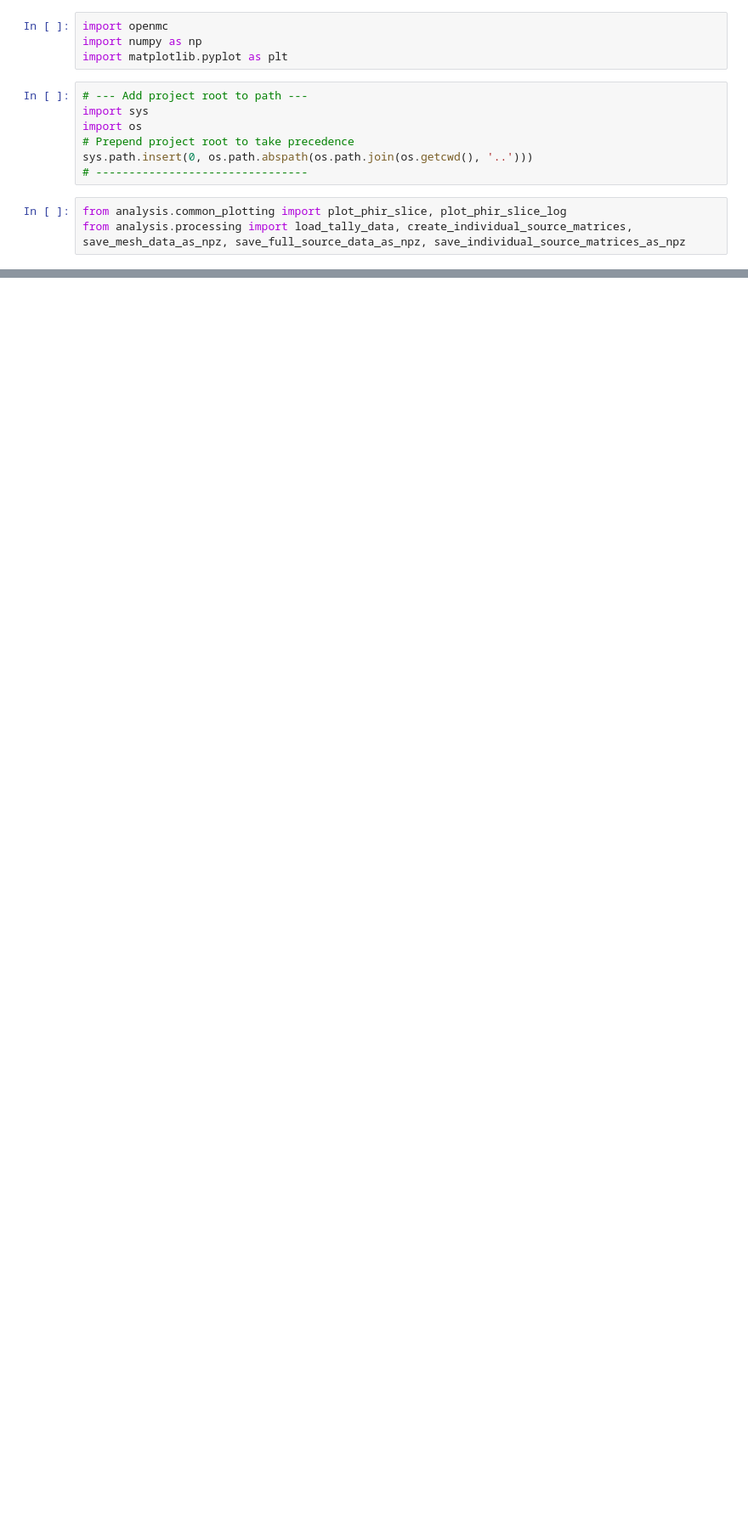
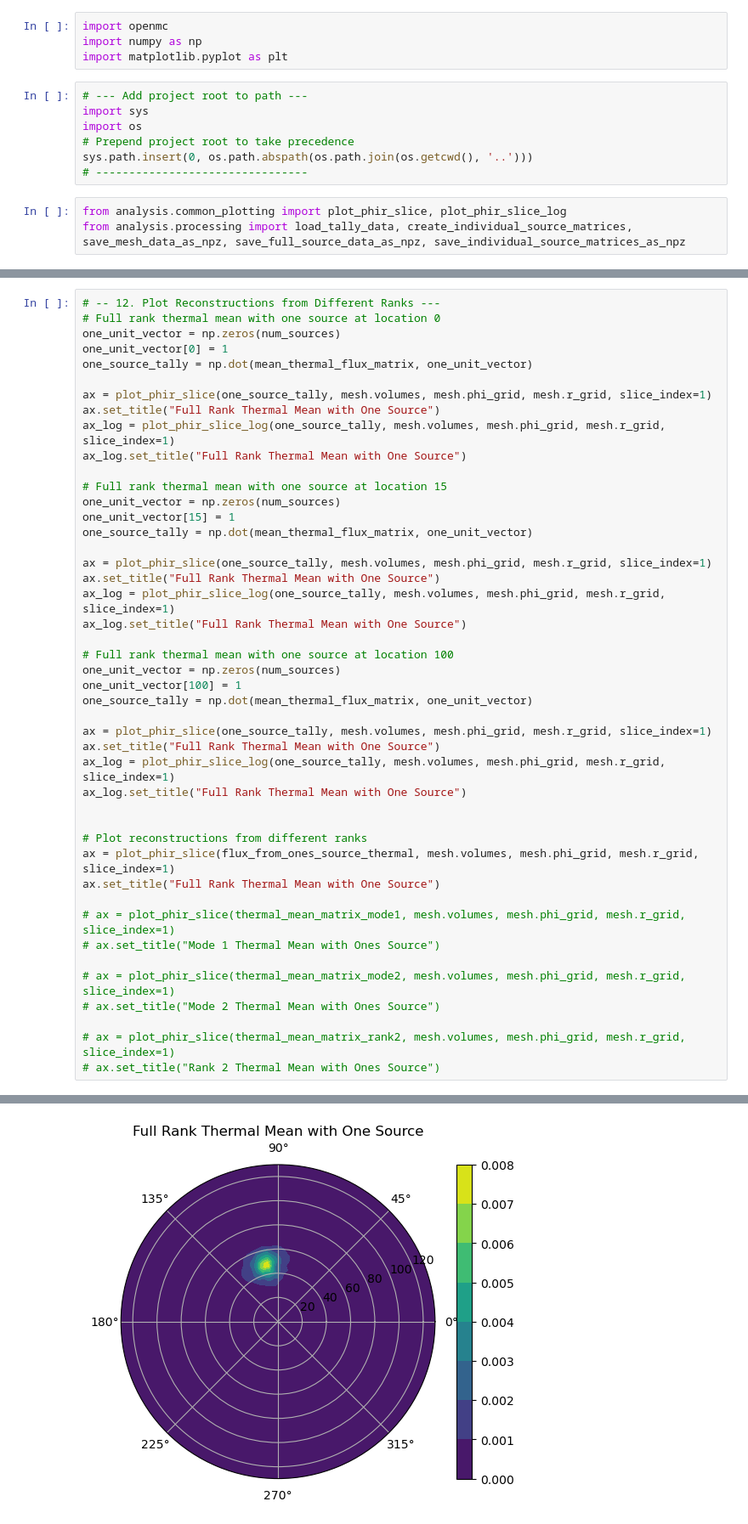
Before and after one commit to sreegudala/OpenMC-flux-decomposition, a Jupyter notebook: analysis/01_compare_decomposition.ipynb, the cells around one changed output, grey strips where cells are left out. Shown at 85% size. Cells and saved outputs as stored; diff of their text form; blank space fills up the shorter version.

```diff
--- a/analysis/01_compare_decomposition.ipynb
+++ b/analysis/01_compare_decomposition.ipynb
@@ -114,0 +206,46 @@ Individual source tally data saved to /home/sg44769/OpenMC-flux-decomposition/da
+# %%
+# -- 12. Plot Reconstructions from Different Ranks ---
+# Full rank thermal mean with one source at location 0
+one_unit_vector = np.zeros(num_sources)
+one_unit_vector[0] = 1
+one_source_tally = np.dot(mean_thermal_flux_matrix, one_unit_vector)
+
+ax = plot_phir_slice(one_source_tally, mesh.volumes, mesh.phi_grid, mesh.r_grid, slice_index=1)
+ax.set_title("Full Rank Thermal Mean with One Source")
+ax_log = plot_phir_slice_log(one_source_tally, mesh.volumes, mesh.phi_grid, mesh.r_grid, slice_index=1)
+ax_log.set_title("Full Rank Thermal Mean with One Source")
+
+# Full rank thermal mean with one source at location 15
+one_unit_vector = np.zeros(num_sources)
+one_unit_vector[15] = 1
+one_source_tally = np.dot(mean_thermal_flux_matrix, one_unit_vector)
+
+ax = plot_phir_slice(one_source_tally, mesh.volumes, mesh.phi_grid, mesh.r_grid, slice_index=1)
+ax.set_title("Full Rank Thermal Mean with One Source")
+ax_log = plot_phir_slice_log(one_source_tally, mesh.volumes, mesh.phi_grid, mesh.r_grid, slice_index=1)
+ax_log.set_title("Full Rank Thermal Mean with One Source")
+
+# Full rank thermal mean with one source at location 100
+one_unit_vector = np.zeros(num_sources)
+one_unit_vector[100] = 1
+one_source_tally = np.dot(mean_thermal_flux_matrix, one_unit_vector)
+
+ax = plot_phir_slice(one_source_tally, mesh.volumes, mesh.phi_grid, mesh.r_grid, slice_index=1)
+ax.set_title("Full Rank Thermal Mean with One Source")
+ax_log = plot_phir_slice_log(one_source_tally, mesh.volumes, mesh.phi_grid, mesh.r_grid, slice_index=1)
+ax_log.set_title("Full Rank Thermal Mean with One Source")
+
+
+# Plot reconstructions from different ranks
+ax = plot_phir_slice(flux_from_ones_source_thermal, mesh.volumes, mesh.phi_grid, mesh.r_grid, slice_index=1)
+ax.set_title("Full Rank Thermal Mean with One Source")
+
+# ax = plot_phir_slice(thermal_mean_matrix_mode1, mesh.volumes, mesh.phi_grid, mesh.r_grid, slice_index=1)
+# ax.set_title("Mode 1 Thermal Mean with Ones Source")
+
+# ax = plot_phir_slice(thermal_mean_matrix_mode2, mesh.volumes, mesh.phi_grid, mesh.r_grid, slice_index=1)
+# ax.set_title("Mode 2 Thermal Mean with Ones Source")
+
+# ax = plot_phir_slice(thermal_mean_matrix_rank2, mesh.volumes, mesh.phi_grid, mesh.r_grid, slice_index=1)
+# ax.set_title("Rank 2 Thermal Mean with Ones Source")
+# %% [output]
@@ -114,0 +253 @@ Individual source tally data saved to /home/sg44769/OpenMC-flux-decomposition/da
+[figure, added]
```
Also changed, not shown: parts of 10 cells of this notebook.
